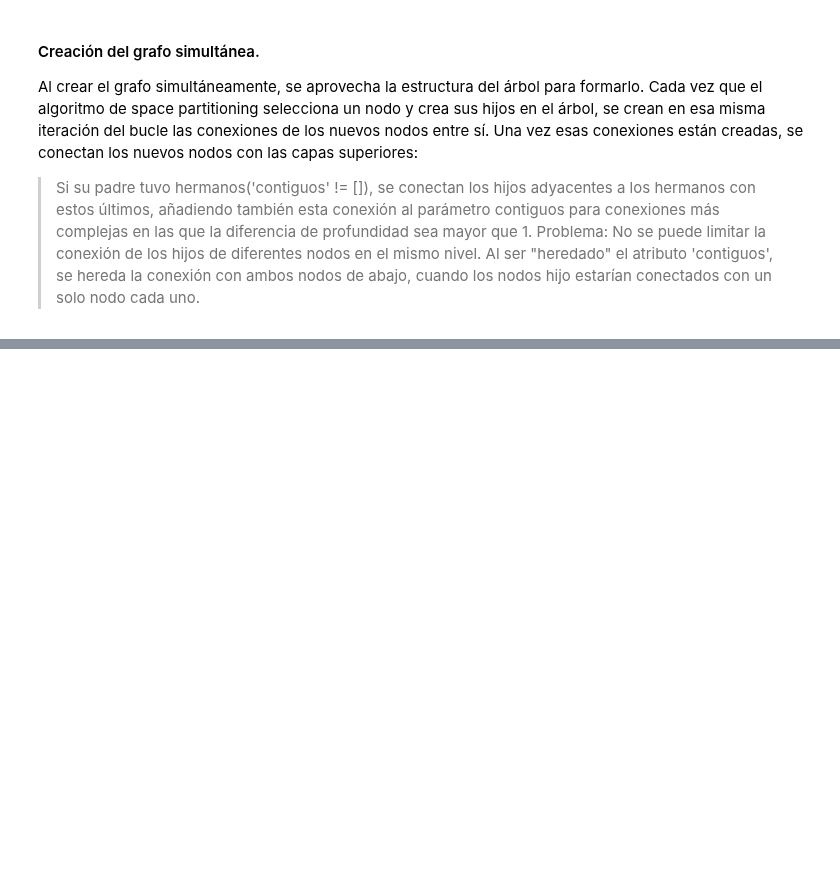
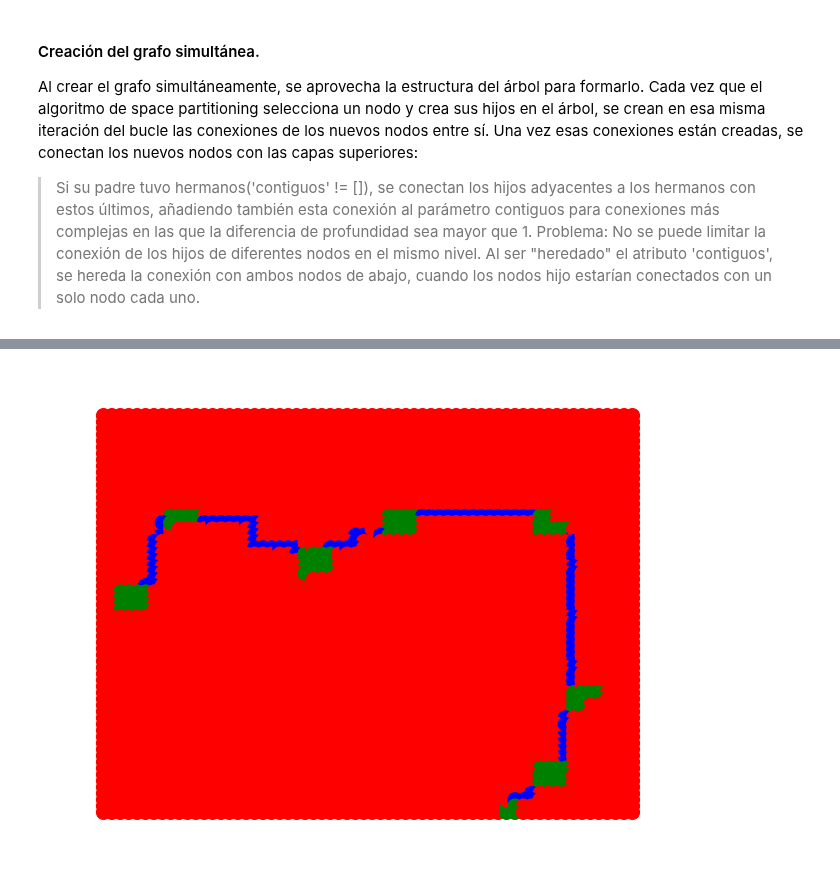
Before and after one commit to MarioPG21/TFG_generacion_mazmorras, a Jupyter notebook: Space Partitioning/Space_Partitioning.ipynb, the cells around one changed output, grey strips where cells are left out. Cells and saved outputs as stored; diff of their text form; code cells hidden in the pictures; blank space fills up the shorter version.

```diff
--- a/Space Partitioning/Space_Partitioning.ipynb
+++ b/Space Partitioning/Space_Partitioning.ipynb
@@ -696,0 +695,4 @@ Salas creadas: 28
+# %%
+mostrar_grafo(cuadrado.C)
+# %% [output]
+[figure, added]
```
Also changed, not shown: parts of 1 cell of this notebook, 1 other file.
